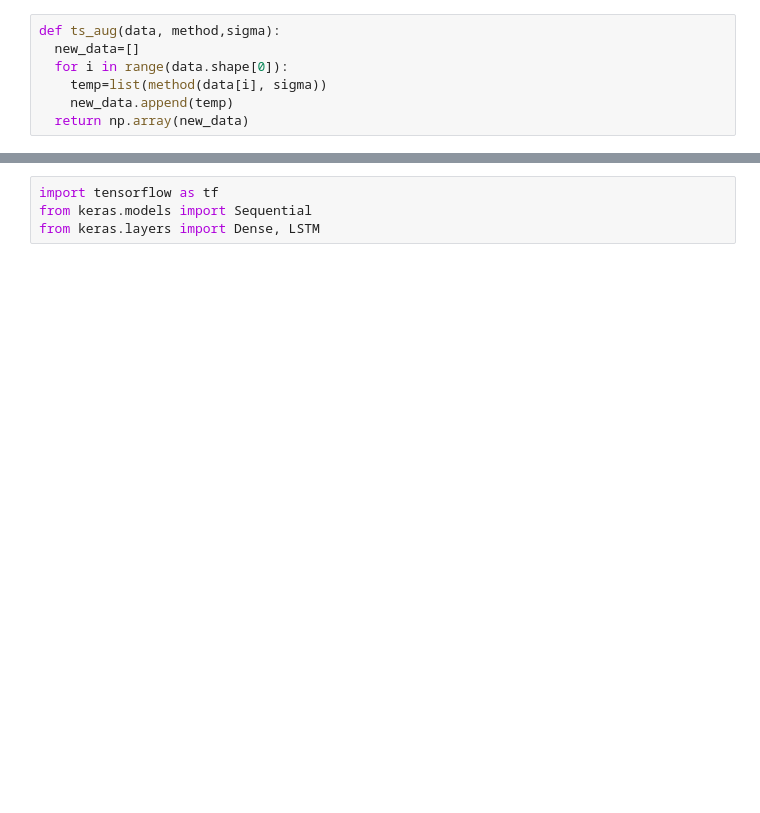
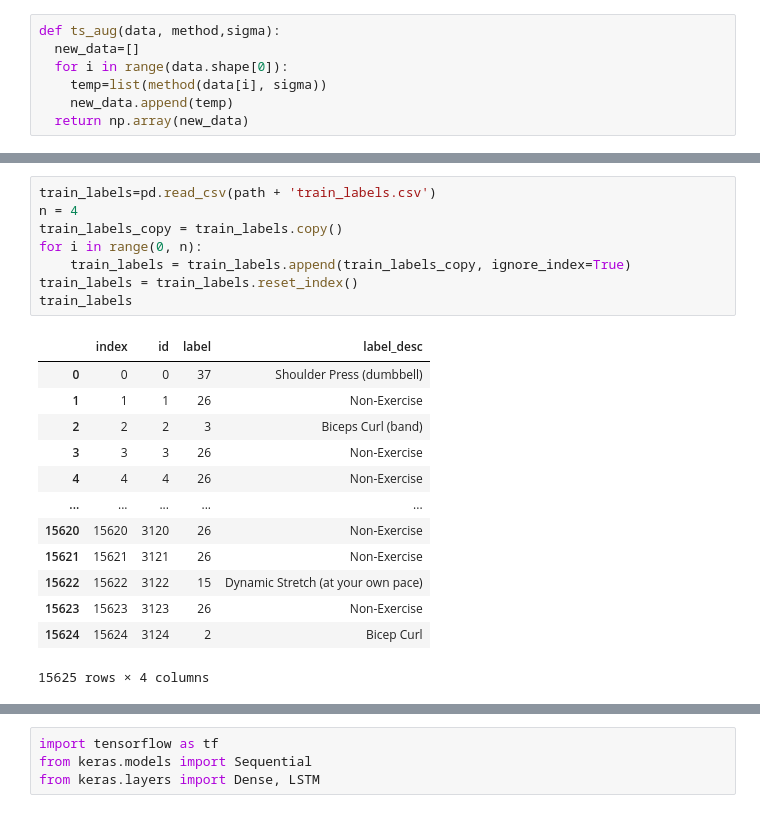
Before and after one commit to iDolphin99/dacon-pose-clf-kw, a Jupyter notebook: base_aug_acc.ipynb, the cells around one changed output, grey strips where cells are left out. Drawn from its saved outputs; the diff is of its cells as text; blank space fills up the shorter version.

```diff
--- a/base_aug_acc.ipynb
+++ b/base_aug_acc.ipynb
@@ -305,3 +280,25 @@ train
+# %%
+train_labels=pd.read_csv(path + 'train_labels.csv')
+n = 4
+train_labels_copy = train_labels.copy()
+for i in range(0, n):
+    train_labels = train_labels.append(train_labels_copy, ignore_index=True)
+train_labels = train_labels.reset_index()
+train_labels
+# %% [output]
+|  | index | id | label | label_desc |
+| 0 | 0 | 0 | 37 | Shoulder Press (dumbbell) |
+| 1 | 1 | 1 | 26 | Non-Exercise |
+| 2 | 2 | 2 | 3 | Biceps Curl (band) |
+| 3 | 3 | 3 | 26 | Non-Exercise |
+| 4 | 4 | 4 | 26 | Non-Exercise |
+| ... | ... | ... | ... | ... |
+| 15620 | 15620 | 3120 | 26 | Non-Exercise |
+| 15621 | 15621 | 3121 | 26 | Non-Exercise |
+| 15622 | 15622 | 3122 | 15 | Dynamic Stretch (at your own pace) |
+| 15623 | 15623 | 3123 | 26 | Non-Exercise |
+| 15624 | 15624 | 3124 | 2 | Bicep Curl |
+15625 rows × 4 columns
 # %%
 # 가속도 feature 추가
 train['acc_t']  = train.apply(lambda x : (x['acc_x']**2 + x['acc_y'] **2 +  x['acc_z'] ** 2 )**(1/3), axis=1)
```
Also changed, not shown: parts of 36 cells of this notebook.
